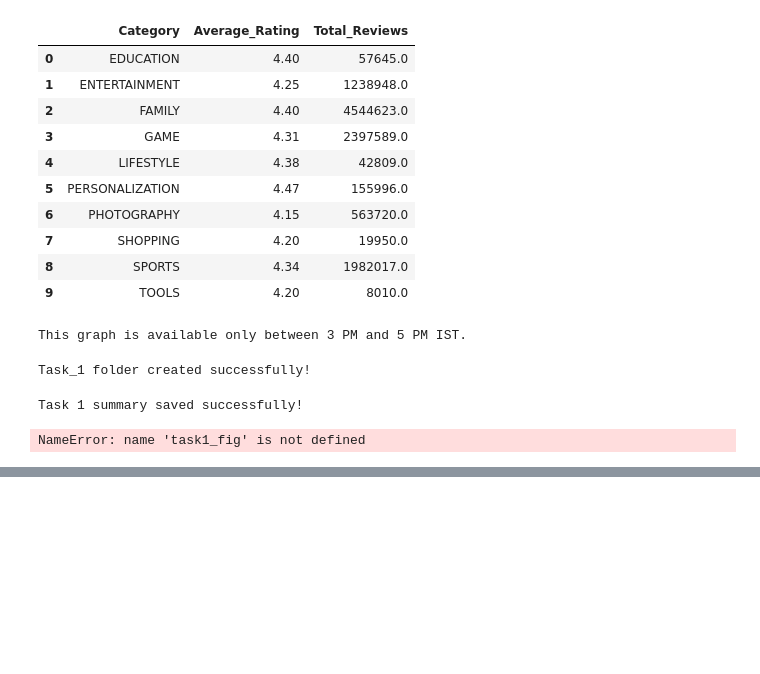
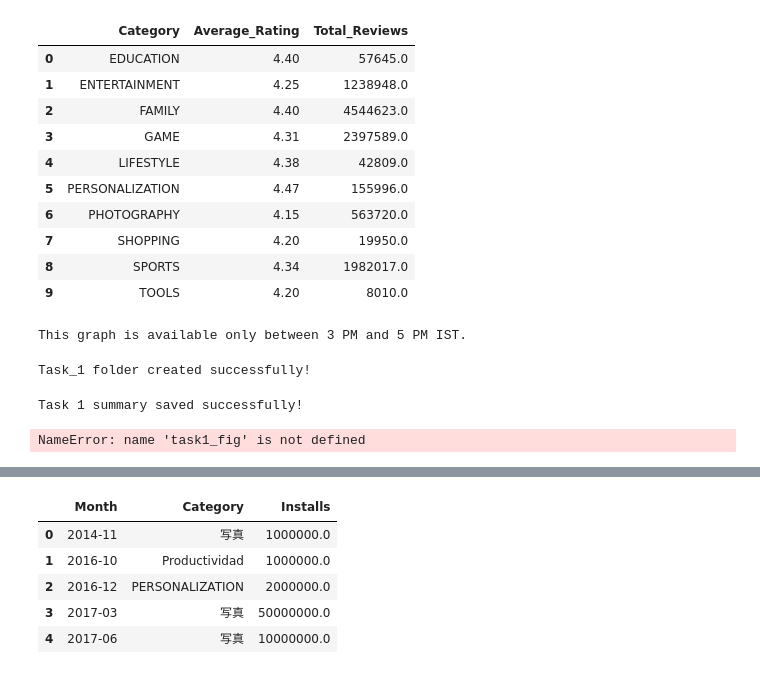
Before and after one commit to prathamesh-1105/Google-Play-Store-Analytics, a Jupyter notebook: notebooks/Google_Play_Store_Analytics.ipynb, the cells around one changed output, grey strips where cells are left out. Saved outputs shown, nothing was run; the diff lists cells and outputs as text; code cells hidden in the pictures; blank space fills up the shorter version.

```diff
--- a/notebooks/Google_Play_Store_Analytics.ipynb
+++ b/notebooks/Google_Play_Store_Analytics.ipynb
@@ -1623,0 +1589,6 @@ print("✅ Task 5 Summary saved successfully!")
+# %%
+task6_df = task6_df[
+    task6_df["Size_M"].between(20, 80)
+]
+
+print("After Size:", task6_df.shape)
@@ -1623,0 +1615,33 @@ print("✅ Task 5 Summary saved successfully!")
+# %%
+task6_df["Category"] = task6_df["Category"].replace({
+
+    "TRAVEL_AND_LOCAL": "Voyage et Local",   # French
+
+    "PRODUCTIVITY": "Productividad",         # Spanish
+
+    "PHOTOGRAPHY": "写真"                    # Japanese
+
+})
+# %%
+task6_df["Month"] = task6_df["Last Updated"].dt.to_period("M").astype(str)
+
+monthly_installs = (
+
+    task6_df
+
+    .groupby(["Month", "Category"])["Installs"]
+
+    .sum()
+
+    .reset_index()
+
+)
+
+monthly_installs.head()
+# %% [output]
+|  | Month | Category | Installs |
+| 0 | 2014-11 | 写真 | 1000000.0 |
+| 1 | 2016-10 | Productividad | 1000000.0 |
+| 2 | 2016-12 | PERSONALIZATION | 2000000.0 |
+| 3 | 2017-03 | 写真 | 50000000.0 |
+| 4 | 2017-06 | 写真 | 10000000.0 |
```
Also changed, not shown: parts of 31 cells of this notebook, 5 other files.
